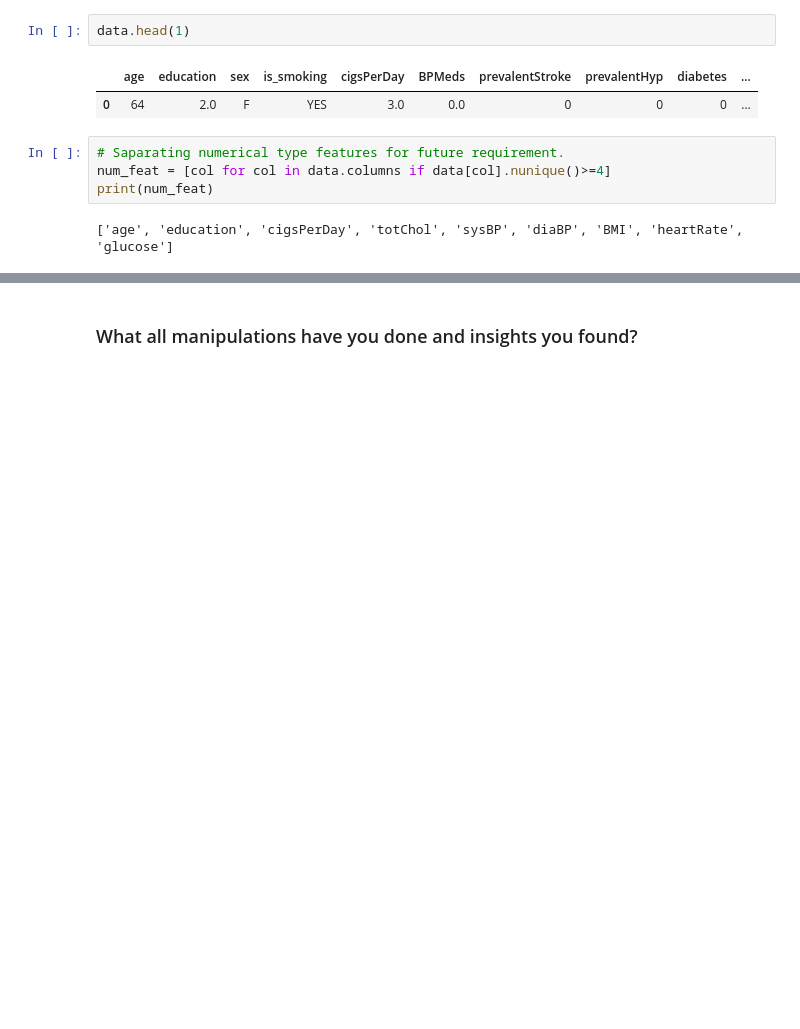
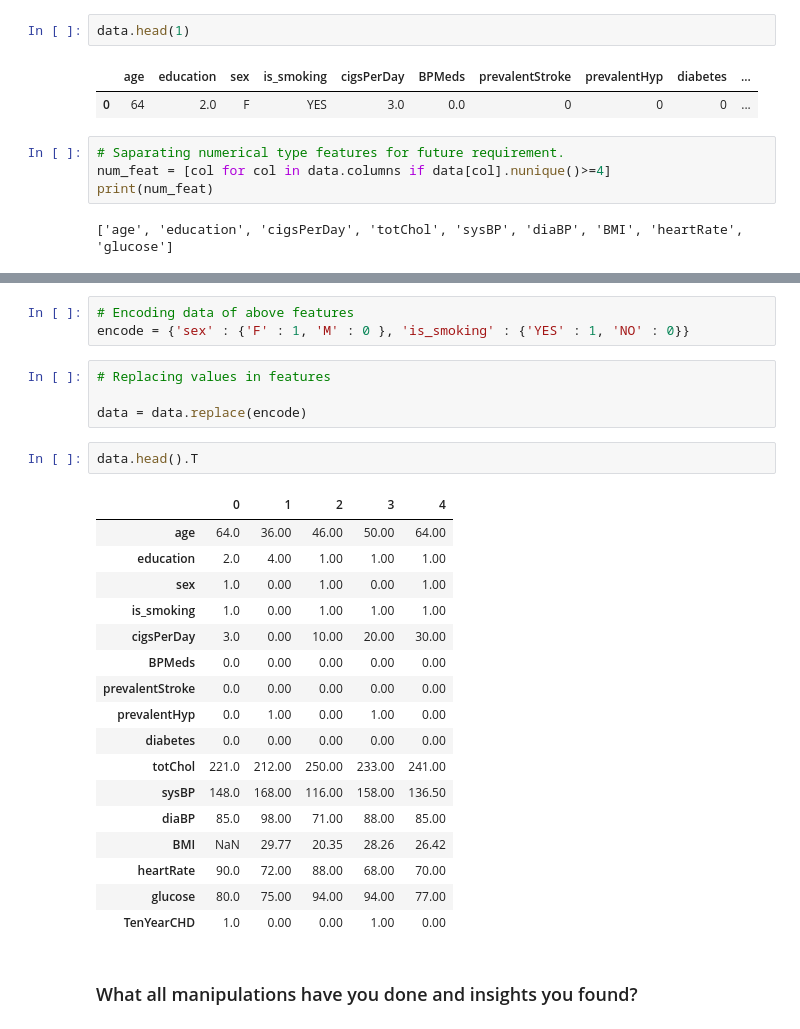
Before and after one commit to abhishekdhasmana17/Cardiovascular-Risk-Prediction, a Jupyter notebook: Cardiovascular_Risk_Prediction.ipynb, the cells around one changed output, grey strips where cells are left out. Saved outputs shown, nothing was run; the diff lists cells and outputs as text; blank space fills up the shorter version.

```diff
--- a/Cardiovascular_Risk_Prediction.ipynb
+++ b/Cardiovascular_Risk_Prediction.ipynb
@@ -323,3 +337,30 @@ print(num_feat)
+# %%
+# Encoding data of above features
+encode = {'sex' : {'F' : 1, 'M' : 0 }, 'is_smoking' : {'YES' : 1, 'NO' : 0}}
+# %%
+# Replacing values in features
+
+data = data.replace(encode)
+# %%
+data.head().T
+# %% [output]
+|  | 0 | 1 | 2 | 3 | 4 |
+| age | 64.0 | 36.00 | 46.00 | 50.00 | 64.00 |
+| education | 2.0 | 4.00 | 1.00 | 1.00 | 1.00 |
+| sex | 1.0 | 0.00 | 1.00 | 0.00 | 1.00 |
+| is_smoking | 1.0 | 0.00 | 1.00 | 1.00 | 1.00 |
+| cigsPerDay | 3.0 | 0.00 | 10.00 | 20.00 | 30.00 |
+| BPMeds | 0.0 | 0.00 | 0.00 | 0.00 | 0.00 |
+| prevalentStroke | 0.0 | 0.00 | 0.00 | 0.00 | 0.00 |
+| prevalentHyp | 0.0 | 1.00 | 0.00 | 1.00 | 0.00 |
+| diabetes | 0.0 | 0.00 | 0.00 | 0.00 | 0.00 |
+| totChol | 221.0 | 212.00 | 250.00 | 233.00 | 241.00 |
+| sysBP | 148.0 | 168.00 | 116.00 | 158.00 | 136.50 |
+| diaBP | 85.0 | 98.00 | 71.00 | 88.00 | 85.00 |
+| BMI | NaN | 29.77 | 20.35 | 28.26 | 26.42 |
+| heartRate | 90.0 | 72.00 | 88.00 | 68.00 | 70.00 |
+| glucose | 80.0 | 75.00 | 94.00 | 94.00 | 77.00 |
+| TenYearCHD | 1.0 | 0.00 | 0.00 | 1.00 | 0.00 |
 # %% [markdown]
 ### What all manipulations have you done and insights you found?
 # %% [markdown]
```
Also changed, not shown: parts of 14 cells of this notebook.
